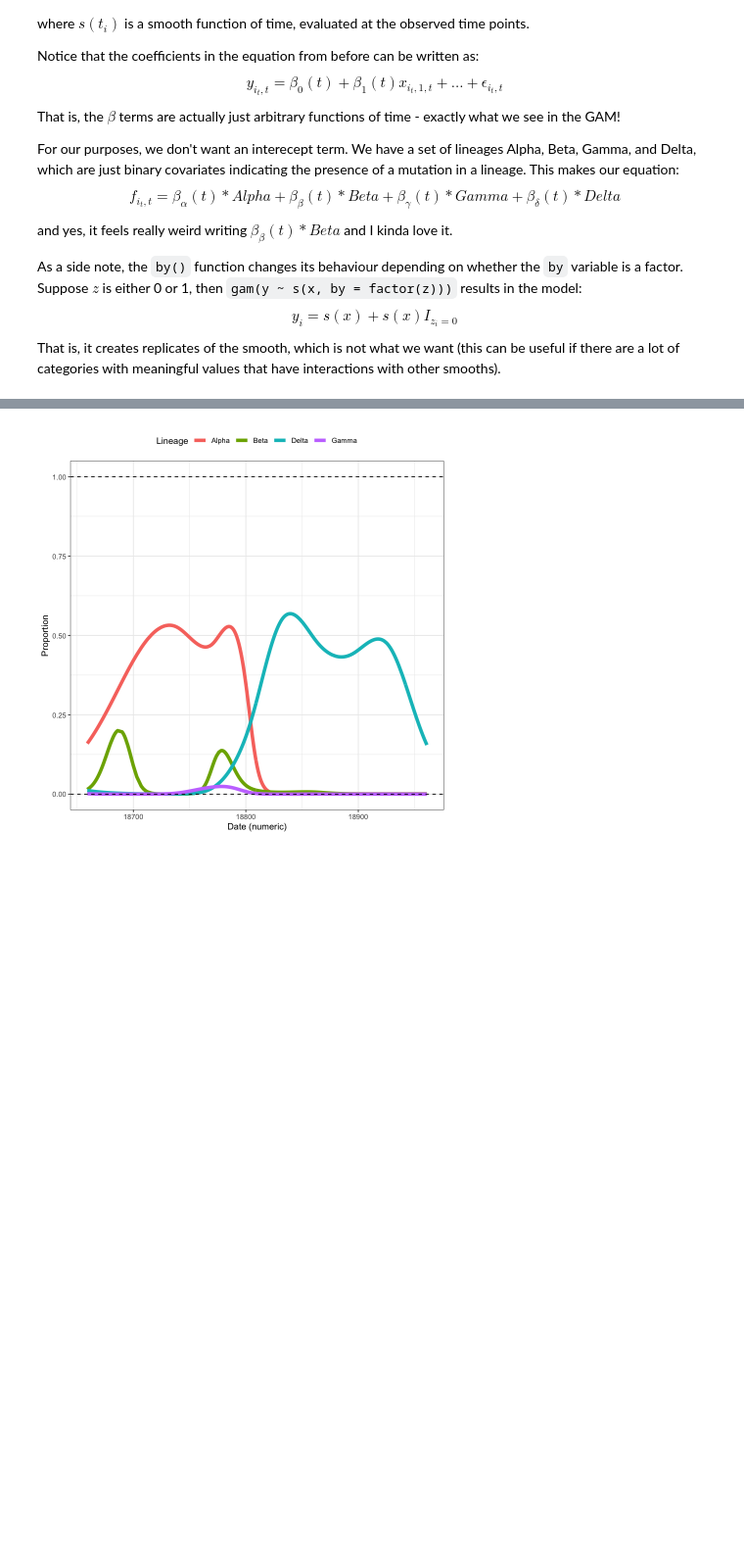
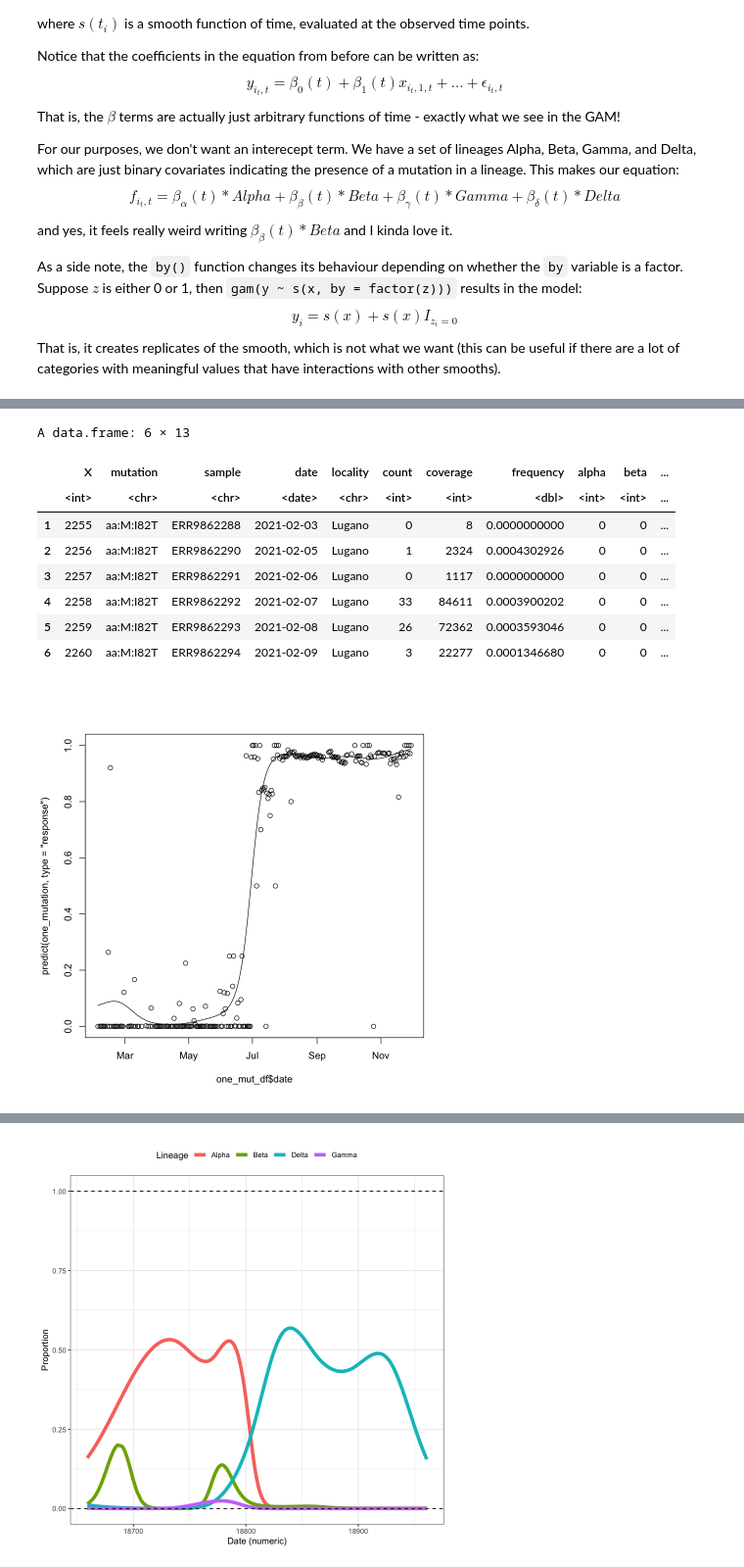
Before and after one commit to DASL-Lab/lineage-proportion-estimators, a Jupyter notebook: notebooks/varying-coefficient-model.ipynb, the cells around one changed output, grey strips where cells are left out. Shown at 98% size. Drawn from its saved outputs; the diff is of its cells as text; code cells hidden in the pictures; blank space fills up the shorter version.

```diff
--- a/notebooks/varying-coefficient-model.ipynb
+++ b/notebooks/varying-coefficient-model.ipynb
@@ -148,0 +149,26 @@ Let's do it!
+# %%
+one_mut_df = j2[j2$mutation == unique(j2$mutation)[2], ]
+one_mut_df <- arrange(one_mut_df, dane)
+head(one_mut_df)
+
+one_mutation <- gam(
+    formula = cbind(count, coverage - count) ~ -1 + s(dane),
+    data = one_mut_df,
+    family = binomial(link = logit)
+)
+
+plot(x = one_mut_df$date,
+    y = predict(one_mutation, type = "response"),
+    type = "l", ylim = c(0, 1))
+points(frequency ~ date, data = one_mut_df)
+# %% [output]
+A data.frame: 6 × 13
+|  | X | mutation | sample | date | locality | count | coverage | frequency | alpha | beta | ... |
+|  | <int> | <chr> | <chr> | <date> | <chr> | <int> | <int> | <dbl> | <int> | <int> | ... |
+| 1 | 2255 | aa:M:I82T | ERR9862288 | 2021-02-03 | Lugano | 0 | 8 | 0.0000000000 | 0 | 0 | ... |
+| 2 | 2256 | aa:M:I82T | ERR9862290 | 2021-02-05 | Lugano | 1 | 2324 | 0.0004302926 | 0 | 0 | ... |
+| 3 | 2257 | aa:M:I82T | ERR9862291 | 2021-02-06 | Lugano | 0 | 1117 | 0.0000000000 | 0 | 0 | ... |
+| 4 | 2258 | aa:M:I82T | ERR9862292 | 2021-02-07 | Lugano | 33 | 84611 | 0.0003900202 | 0 | 0 | ... |
+| 5 | 2259 | aa:M:I82T | ERR9862293 | 2021-02-08 | Lugano | 26 | 72362 | 0.0003593046 | 0 | 0 | ... |
+| 6 | 2260 | aa:M:I82T | ERR9862294 | 2021-02-09 | Lugano | 3 | 22277 | 0.0001346680 | 0 | 0 | ... |
+[figure, added]
```
Also changed, not shown: parts of 5 cells of this notebook.
